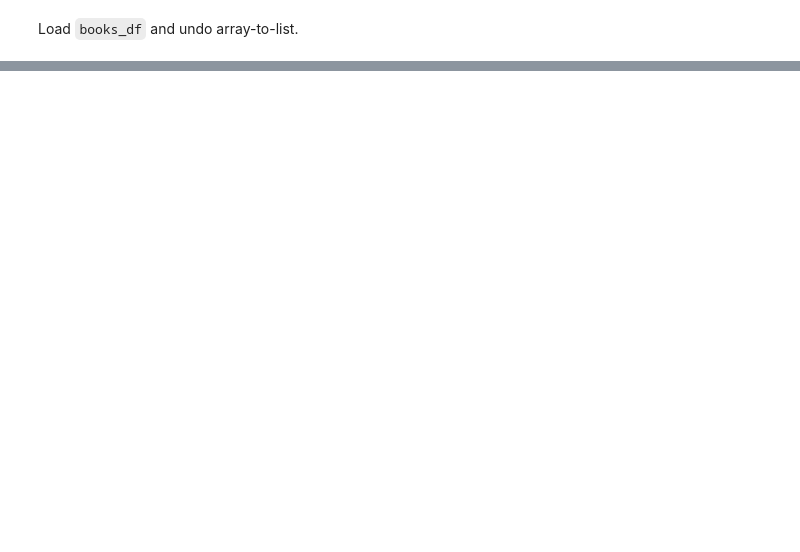
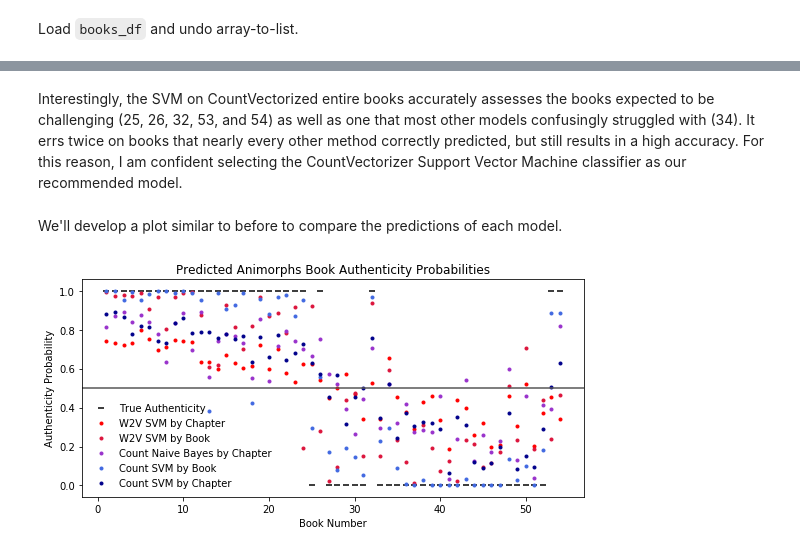
Before and after one commit to EthanHenley/animorphs-authenticity, a Jupyter notebook: code/04_classifiers_on_words.ipynb, the cells around one changed output, grey strips where cells are left out. Saved outputs shown, nothing was run; the diff lists cells and outputs as text; code cells hidden in the pictures; blank space fills up the shorter version.

```diff
--- a/code/04_classifiers_on_words.ipynb
+++ b/code/04_classifiers_on_words.ipynb
@@ -186,0 +200,6 @@ sum((new_results['svm book pred'] - new_results['authenticity']).map(abs))
+# %%
+results = pd.concat(
+    [old_results.drop(columns='authenticity'),
+     new_results.drop(columns='book')],
+    axis=1)
+results.head()
@@ -186,0 +248,28 @@ sum((new_results['svm book pred'] - new_results['authenticity']).map(abs))
+# %% [markdown]
+Interestingly, the SVM on CountVectorized entire books accurately assesses the books expected to be challenging (25, 26, 32, 53, and 54) as well as one that most other models confusingly struggled with (34). It errs twice on books that nearly every other method correctly predicted, but still results in a high accuracy. For this reason, I am confident selecting the CountVectorizer Support Vector Machine classifier as our recommended model.
+# %% [markdown]
+We'll develop a plot similar to before to compare the predictions of each model.
+# %%
+plt.figure(figsize=(9,4))
+plt.axhline(.5,c='#555555')
+plt.scatter(range(1,55), results['authenticity'],
+            c='k', marker='_', label='True Authenticity')
+plt.scatter(range(1,55), results['w2vsvm chap pred proba avg'],
+            c='r', marker='.', label='W2V SVM by Chapter')
+plt.scatter(range(1,55), results['w2vsvm book pred proba'],
+            c='crimson', marker='.', label='W2V SVM by Book')
+plt.scatter(range(1,55), results['mnb chap pred avg'],
+            c='darkorchid', marker='.',
+            label='Count Naive Bayes by Chapter')
+plt.scatter(range(1,55), results['svm book pred proba'],
+            c='royalblue', marker='.', label='Count SVM by Book')
+plt.scatter(range(1,55), results['svm chap pred proba avg'],
+            c='darkblue', marker='.', label='Count SVM by Chapter')
+
+plt.legend(fancybox=True, framealpha=0)
+plt.title('Predicted Animorphs Book Authenticity Probabilities')
+plt.xlabel('Book Number')
+plt.ylabel('Authenticity Probability')
+plt.savefig('../figures/all_results.png');
+# %% [output]
+[figure, added]
```
Also changed, not shown: parts of 41 cells of this notebook, 10 other files.
